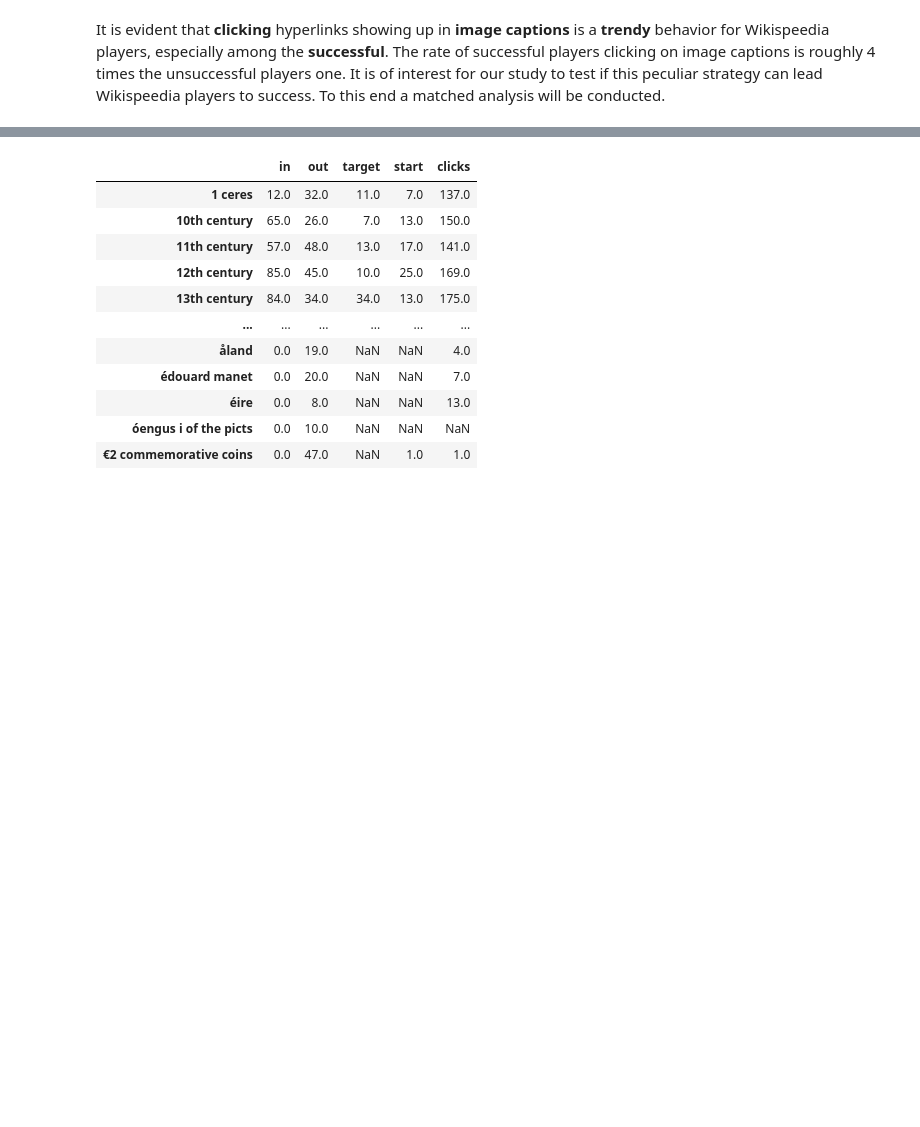
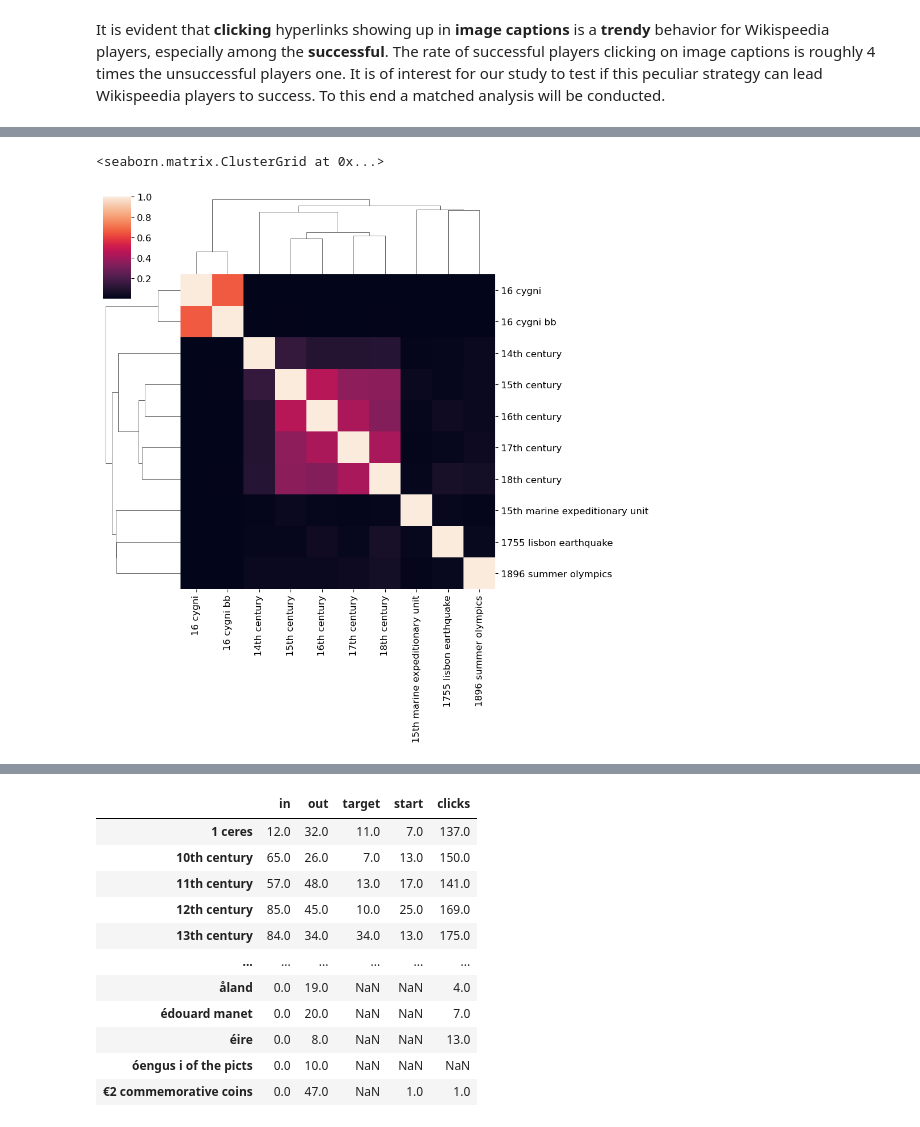
Before and after one commit to epfl-ada/ada-2022-project-theadalyzers, a Jupyter notebook: project_adalyzers.ipynb, the cells around one changed output, grey strips where cells are left out. Cells and saved outputs as stored; diff of their text form; code cells hidden in the pictures; blank space fills up the shorter version.

```diff
--- a/project_adalyzers.ipynb
+++ b/project_adalyzers.ipynb
@@ -572,0 +671,9 @@ final_df.to_csv('processed/final_df.csv', index=False)
+# %%
+import seaborn as sns
+
+# "Cygni" are star systems/extrasolar planets and thus are expected to be similar
+# the time periods have some similarity
+sns.clustermap(cosine_sim.iloc[10:20, 10:20])
+# %% [output]
+<seaborn.matrix.ClusterGrid at 0x...>
+[figure, added]
```
Also changed, not shown: parts of 50 cells of this notebook.
